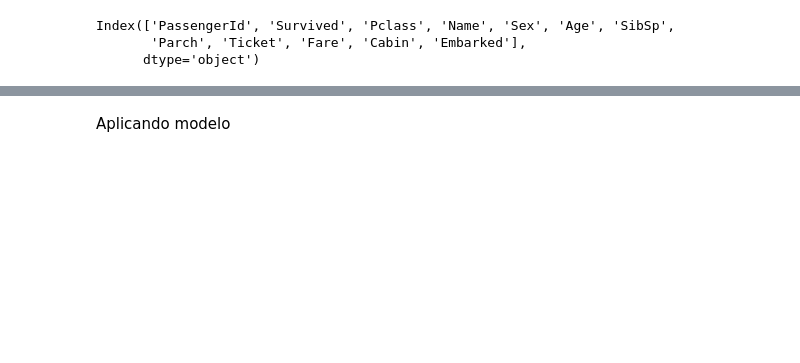
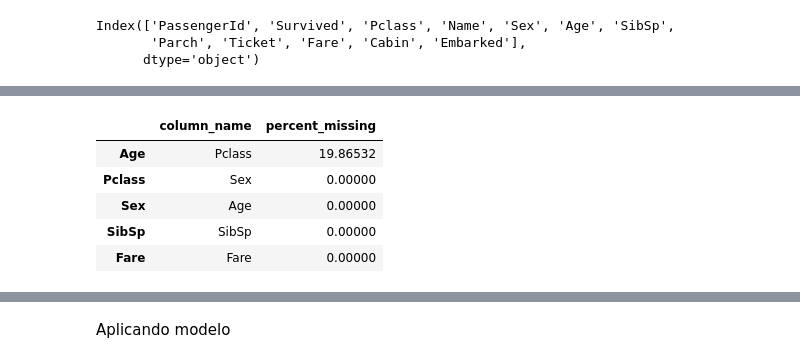
Before and after one commit to Oliveira1390/DM, a Jupyter notebook: titanic.ipynb, the cells around one changed output, grey strips where cells are left out. Saved outputs shown, nothing was run; the diff lists cells and outputs as text; code cells hidden in the pictures; blank space fills up the shorter version.

```diff
--- a/titanic.ipynb
+++ b/titanic.ipynb
@@ -77,0 +138,11 @@ X = titanic_data[titanic_features]
+# %%
+percent_missing = X_train.apply(lambda x: x.isnull().sum() * 100 / len(X_train), axis=0).sort_values(ascending=False)
+df1 = pd.DataFrame({'column_name': X_train.columns, 'percent_missing': percent_missing})
+df1.head()
+# %% [output]
+|  | column_name | percent_missing |
+| Age | Pclass | 19.86532 |
+| Pclass | Sex | 0.00000 |
+| Sex | Age | 0.00000 |
+| SibSp | SibSp | 0.00000 |
+| Fare | Fare | 0.00000 |
```
Also changed, not shown: parts of 13 cells of this notebook.
